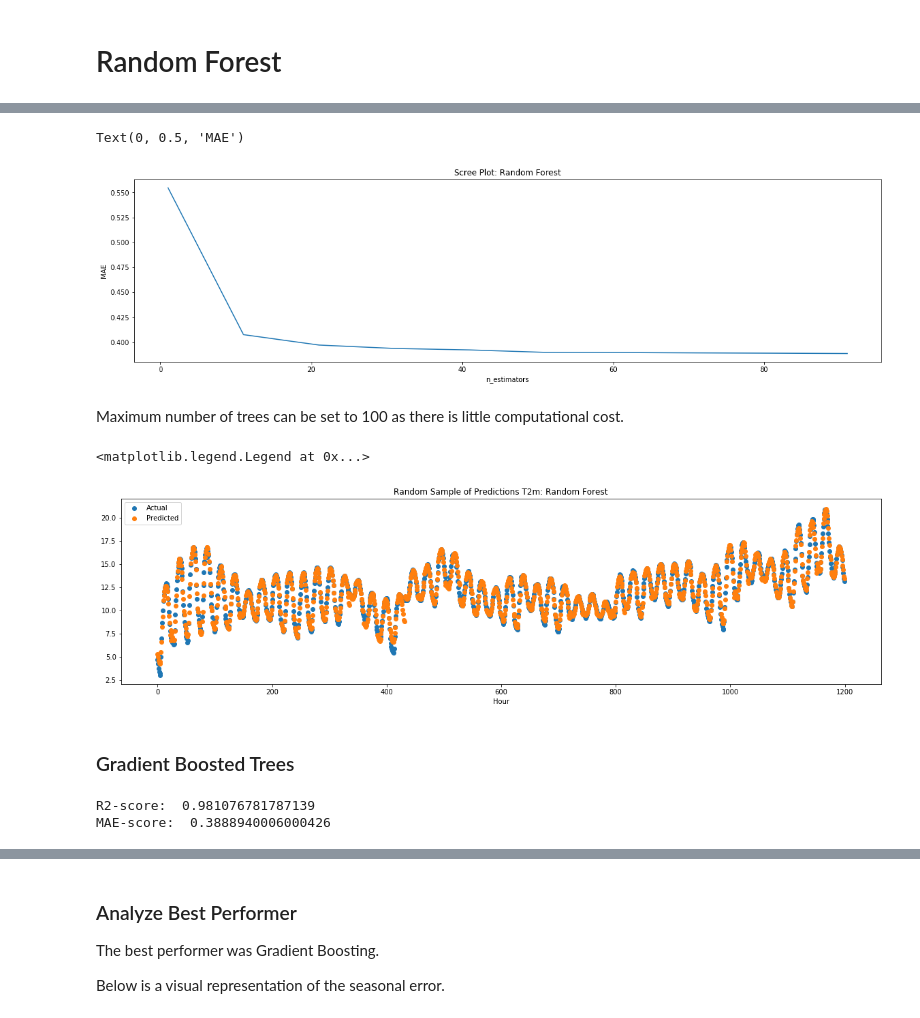
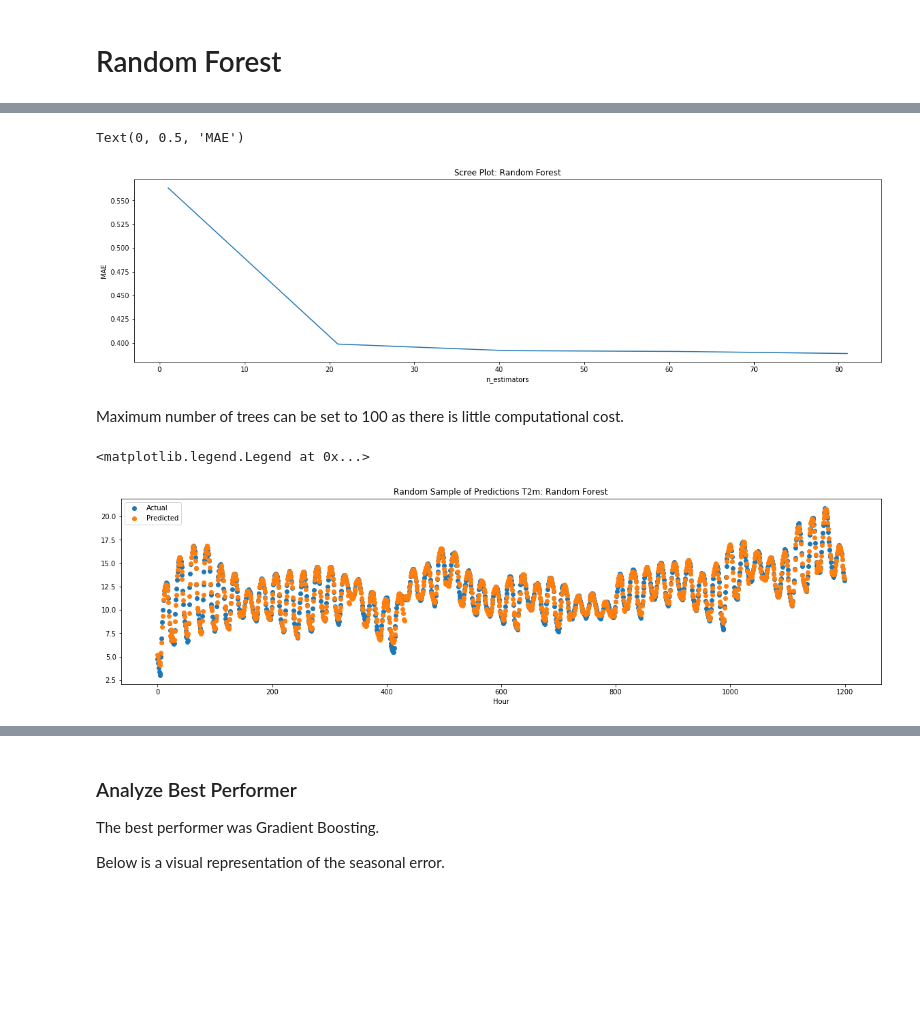
Before and after one commit to 2021-Energy-Climate-Hackathon/group_1, a Jupyter notebook: t2m_modeling.ipynb, the cells around one changed output, grey strips where cells are left out. Cells and saved outputs as stored; diff of their text form; code cells hidden in the pictures; blank space fills up the shorter version.

```diff
--- a/t2m_modeling.ipynb
+++ b/t2m_modeling.ipynb
@@ -155,21 +155,21 @@ MSE-score:  0.34484919294548133
 # %%
 n_estimators = []
 mae = []
-for i in range(1,100,10):
+for i in range(1,100,20):
     rf = RandomForestRegressor(n_estimators=i).fit(X_train,y_train)
     pred_rf = rf.predict(X_test)
     n_estimators.append(i)
     mae.append(mean_absolute_error(y_test,pred_rf))
 n_estimators = np.array(n_estimators)
 mae = np.array(mae)
 
 plt.plot(n_estimators,mae)
 plt.title("Scree Plot: Random Forest")
 plt.xlabel("n_estimators")
 plt.ylabel("MAE")
 # %% [output]
 Text(0, 0.5, 'MAE')
-[figure, old version]
+[figure, new version]
 # %% [markdown]
 Maximum number of trees can be set to 100 as there is little computational cost.
 # %%
@@ -180,6 +180,4 @@ plt.title("Random Sample of Predictions T2m: Random Forest")
 plt.legend(["Actual","Predicted"])
 # %% [output]
 <matplotlib.legend.Legend at 0x...>
-[figure, old version]
+[figure, new version]
-# %% [markdown]
-### Gradient Boosted Trees
@@ -191,10 +183,0 @@ pred_gbt = gbt.predict(X_test)
-# %%
-# metrics
-r2_gbt = r2_score(y_test,pred_gbt)
-mae_gbt = mean_absolute_error(y_test,pred_gbt)
-
-print("R2-score: ",r2_gbt)
-print("MAE-score: ",mae_gbt)
-# %% [output]
-R2-score:  0.981076781787139
-MAE-score:  0.3888940006000426
```
Also changed, not shown: parts of 10 cells of this notebook, 2 other files.
